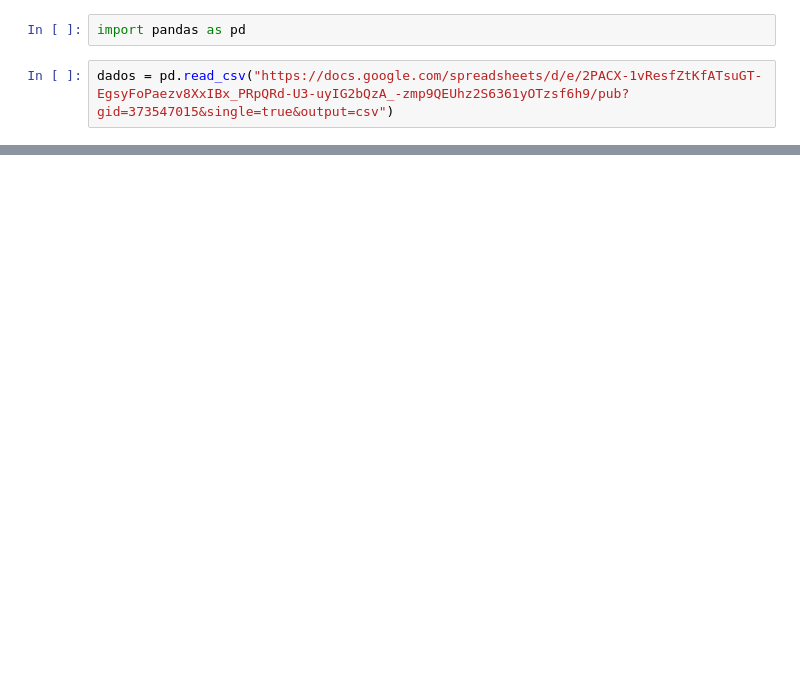
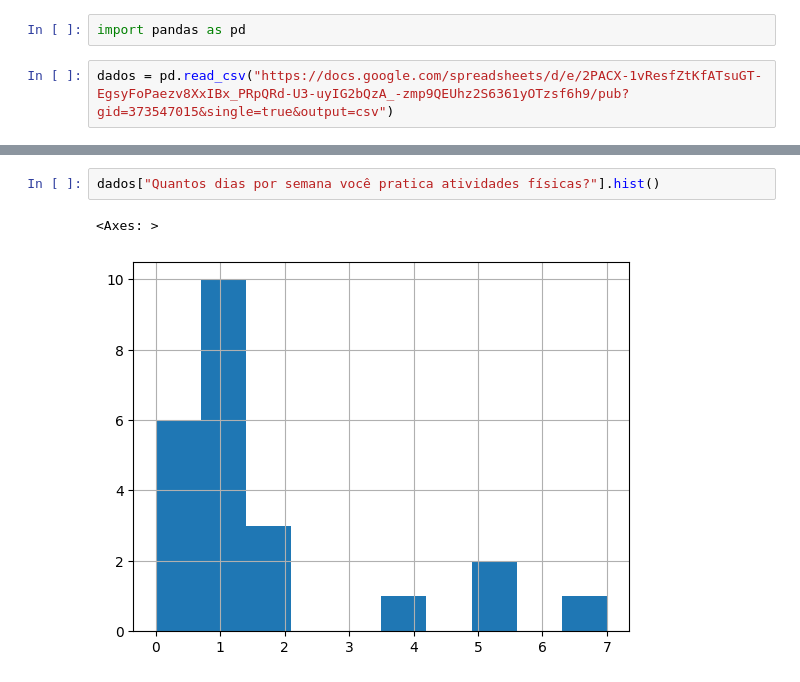
Before and after one commit to augustolim4/2025., a Jupyter notebook: pandas.ipynb, the cells around one changed output, grey strips where cells are left out. Saved outputs shown, nothing was run; the diff lists cells and outputs as text; blank space fills up the shorter version.

```diff
--- a/pandas.ipynb
+++ b/pandas.ipynb
@@ -26,0 +51,5 @@ dados
+# %%
+dados["Quantos dias por semana você pratica atividades físicas?"].hist()
+# %% [output]
+<Axes: >
+[figure, added]
```
Also changed, not shown: parts of 13 cells of this notebook.
